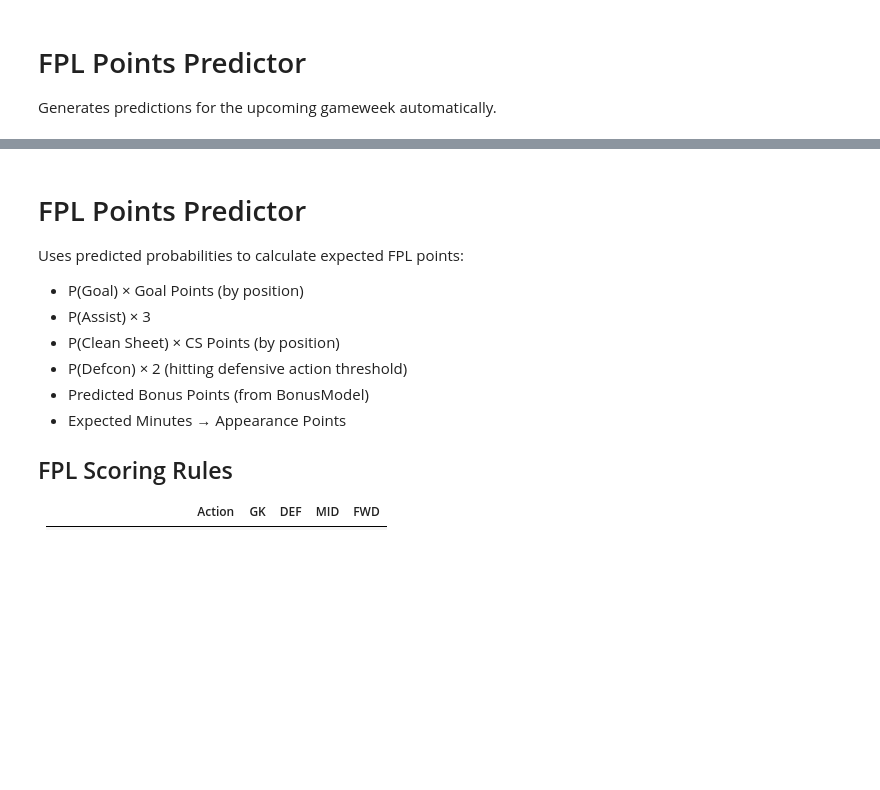
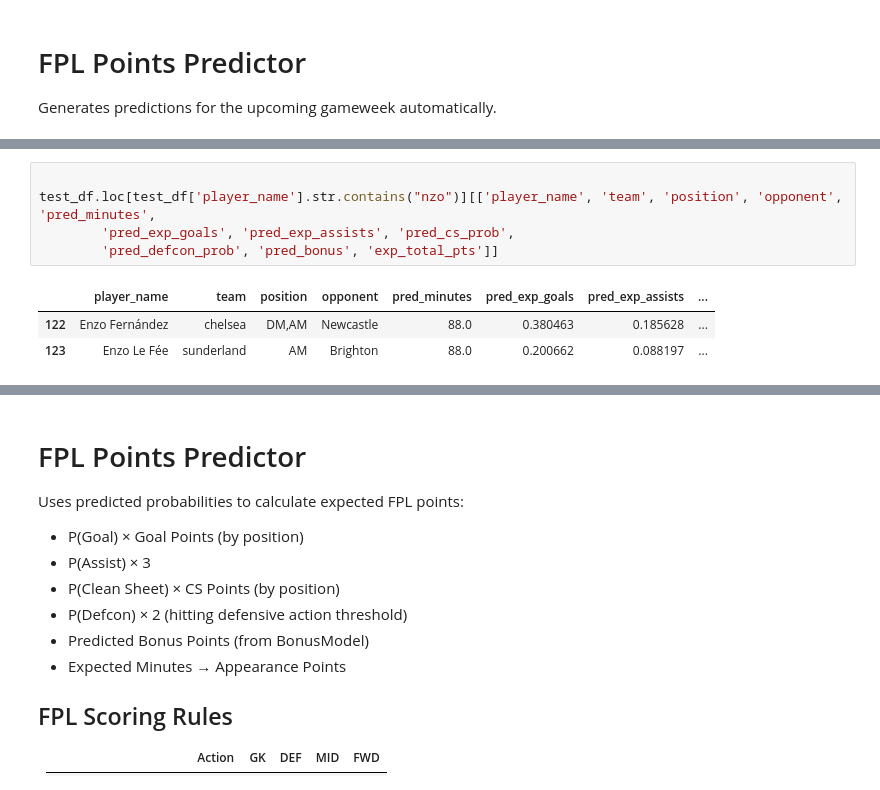
Before and after one commit to danielfindley/fpl_projections, a Jupyter notebook: notebooks/fpl_points_predictor.ipynb, the cells around one changed output, grey strips where cells are left out. Saved outputs shown, nothing was run; the diff lists cells and outputs as text; blank space fills up the shorter version.

```diff
--- a/notebooks/fpl_points_predictor.ipynb
+++ b/notebooks/fpl_points_predictor.ipynb
@@ -118,3 +121,12 @@ test_df.loc[test_df['player_name']=="Erling Haaland"][['player_name', 'team', 'p
+# %%
+
+test_df.loc[test_df['player_name'].str.contains("nzo")][['player_name', 'team', 'position', 'opponent', 'pred_minutes',
+        'pred_exp_goals', 'pred_exp_assists', 'pred_cs_prob',
+        'pred_defcon_prob', 'pred_bonus', 'exp_total_pts']]
+# %% [output]
+|  | player_name | team | position | opponent | pred_minutes | pred_exp_goals | pred_exp_assists | ... |
+| 122 | Enzo Fernández | chelsea | DM,AM | Newcastle | 88.0 | 0.380463 | 0.185628 | ... |
+| 123 | Enzo Le Fée | sunderland | AM | Brighton | 88.0 | 0.200662 | 0.088197 | ... |
 # %%
 
 test_df.loc[test_df['player_name']=="Harry Wilson"][['player_name', 'team', 'position', 'opponent', 'pred_minutes',
```
Also changed, not shown: parts of 10 cells of this notebook, 18 other files.
